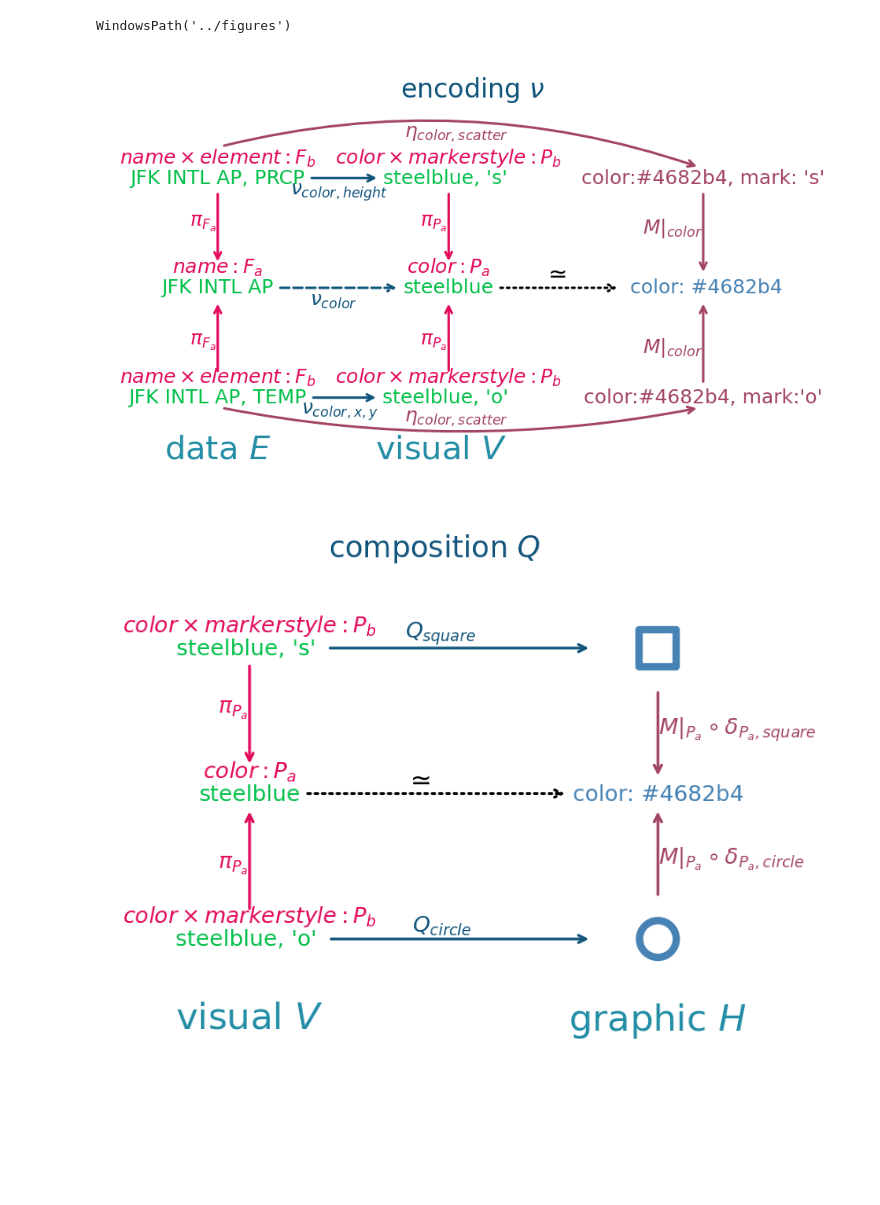
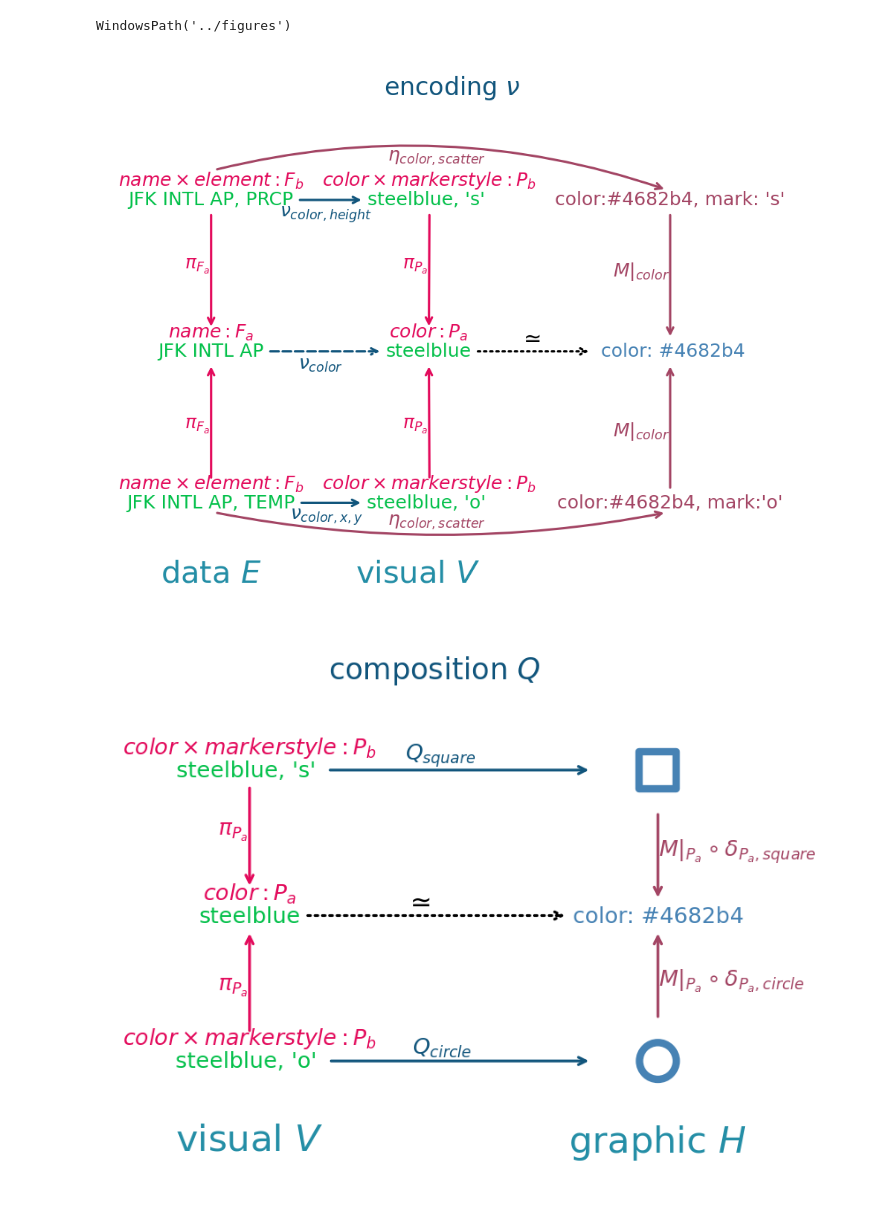
Before and after one commit to story645/team, a Jupyter notebook: paper/figcode/nu_qu_diagrams.ipynb, the cells around one changed output. Saved outputs shown, nothing was run; the diff lists cells and outputs as text; code cells hidden in the pictures; blank space fills up the shorter version.

```diff
--- a/paper/figcode/nu_qu_diagrams.ipynb
+++ b/paper/figcode/nu_qu_diagrams.ipynb
@@ -200,14 +200,14 @@ paper_path
 # %% [output]
 WindowsPath('../figures')
 # %%
-fig = plt.figure(figsize=(3.5, 2), layout='compressed')
+fig = plt.figure(figsize=(3.5, 2.5), layout='compressed')
 make_nu(fig)
 #make_q(fig2)
 fig.suptitle(r"encoding $\nu$", fontsize=fs['script'], color=pcd['artist'])
 #fig2.suptitle(r"composition $Q$", fontsize=fs['script'], color=pcd['artist'])
 fig.savefig(paper_path/"encoder.pdf", dpi=300, bbox_inches='tight')
 # %% [output]
-[figure, old version]
+[figure, new version]
 # %%
 fig = plt.figure(figsize=(3.5, 2), layout='compressed')
 #make_nu(fig)
```
Also changed, not shown: 7 other files.
